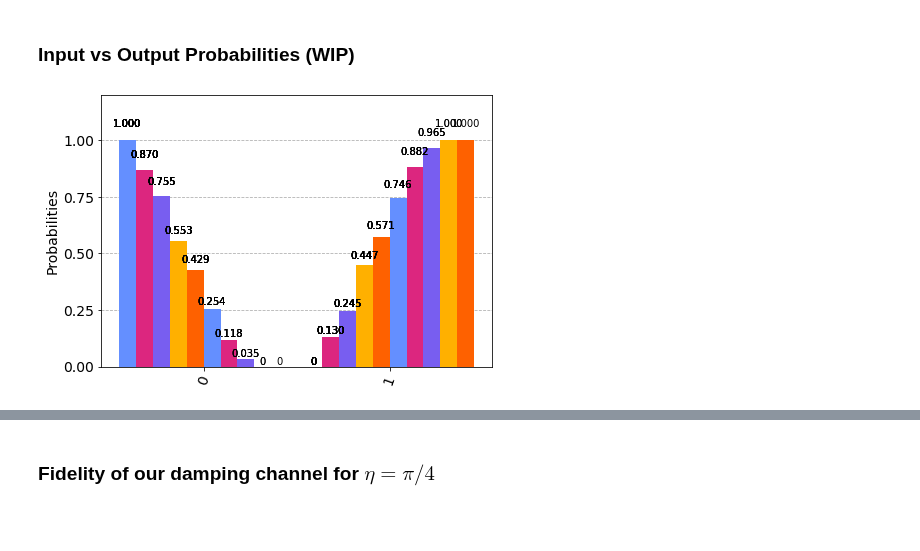
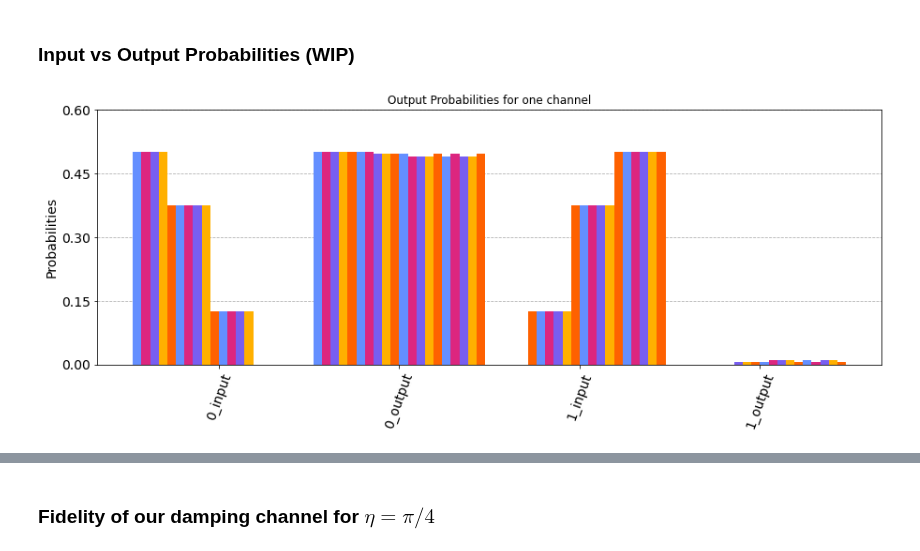
Before and after one commit to iamtxena/quantum-channel-discrimination, a Jupyter notebook: src/qcdBase.ipynb, the cells around one changed output, grey strips where cells are left out. Saved outputs shown, nothing was run; the diff lists cells and outputs as text; code cells hidden in the pictures; blank space fills up the shorter version.

Commit message:
added input/output probabilities

```diff
--- a/src/qcdBase.ipynb
+++ b/src/qcdBase.ipynb
@@ -237,10 +237,3 @@ totalCircuits[2][10].draw('mpl')
 [figure]
 # %% [markdown]
 ### Input vs Output Probabilities (WIP)
-# %%
-# set the counts execution to print
-indexCountsToPrint = 0
-
-plot_histogram([totalCounts[indexCountsToPrint][0], totalCounts[indexCountsToPrint][int((len(totalCounts[indexCountsToPrint])/10)*2)], totalCounts[indexCountsToPrint][int((len(totalCounts[indexCountsToPrint])/10)*3)], totalCounts[indexCountsToPrint][int((len(totalCounts[indexCountsToPrint])/10)*4)], totalCounts[indexCountsToPrint][int((len(totalCounts[indexCountsToPrint])/10)*5)], totalCounts[indexCountsToPrint][int((len(totalCounts[indexCountsToPrint])/10)*6)],totalCounts[indexCountsToPrint][int((len(totalCounts[indexCountsToPrint])/10)*7)], totalCounts[indexCountsToPrint][int((len(totalCounts[indexCountsToPrint])/10)*8)], totalCounts[indexCountsToPrint][int((len(totalCounts[indexCountsToPrint])/10)*9)], totalCounts[indexCountsToPrint][(int((len(totalCounts[indexCountsToPrint])/10)*10))-1]])
-# %% [output]
-[figure, removed]
@@ -246,0 +275,14 @@ plot_histogram([totalCounts[indexCountsToPrint][0], totalCounts[indexCountsToPri
+# %%
+# set the counts execution to print
+# indexCountsToPrint = 0
+
+total_output_probabilities = []
+for indexCountsToPrint in range(len(anglesEta)):
+    output_probabilities = []
+    output_probabilities = extract_amplitudes_states(initialStates, totalFinalStates, indexCountsToPrint, output_probabilities)
+    total_output_probabilities.append(output_probabilities)
+# %%
+
+display(plot_histogram(output_probabilities, title="Output Probabilities for one channel", figsize=(15, 5), bar_labels=False, sort='asc'))
+# %% [output]
+[figure, added]
```
Also changed, not shown: parts of 8 cells of this notebook.
